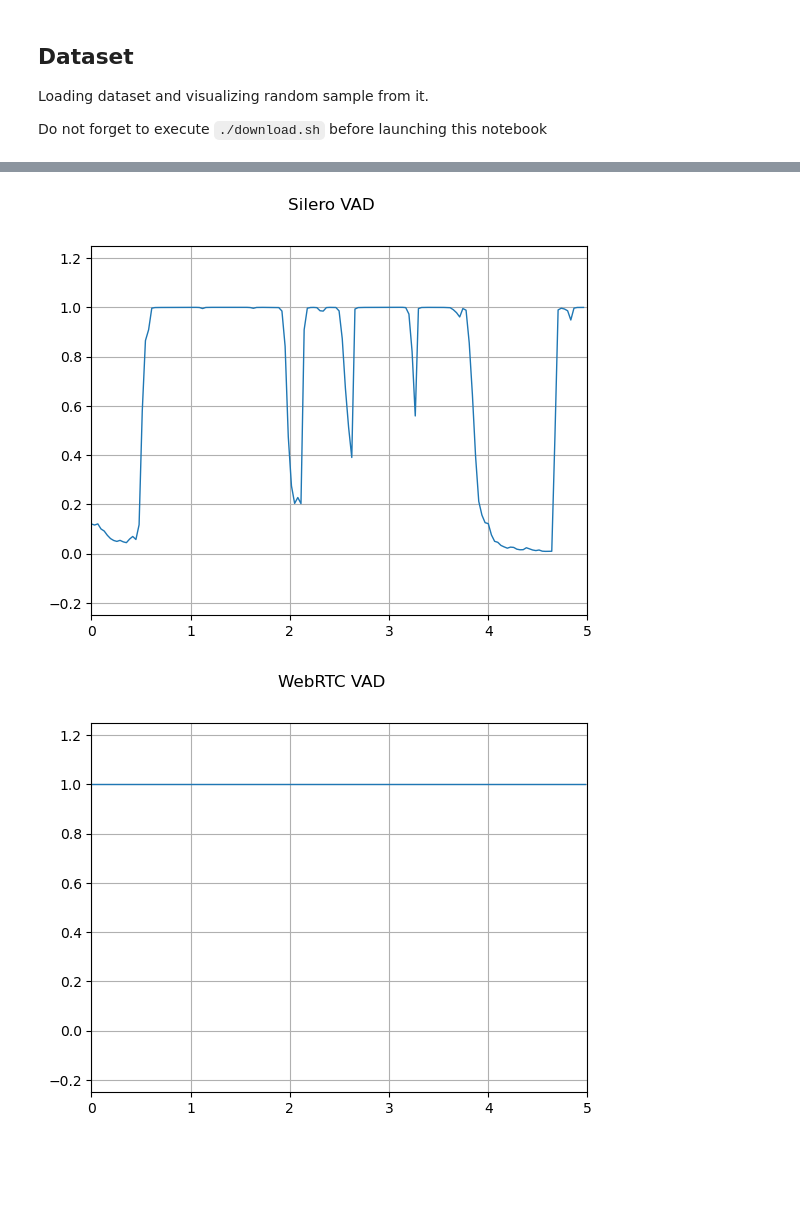
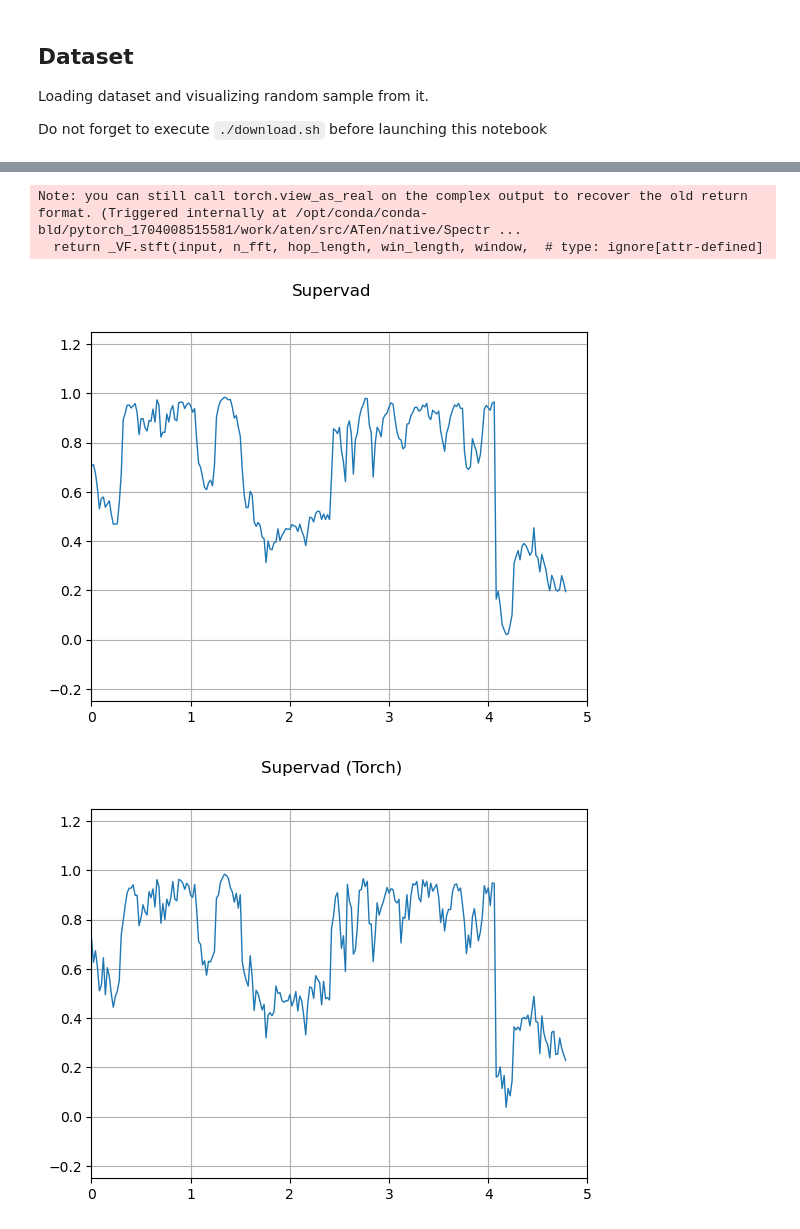
Before and after one commit to ex3ndr/supervad, a Jupyter notebook: evaluation.ipynb, the cells around one changed output, grey strips where cells are left out. Cells and saved outputs as stored; diff of their text form; code cells hidden in the pictures; blank space fills up the shorter version.

```diff
--- a/evaluation.ipynb
+++ b/evaluation.ipynb
@@ -18,10 +18,11 @@ Loading dataset and visualizing random sample from it.
 Do not forget to execute `./download.sh` before launching this notebook
 # %%
 dataset = preprocessed_audio_dataset("./datasets/supervad-1/vad_test/")
-sample, labels = dataset[22]
+# sample, labels = dataset[22]
+sample, labels = sample_dataset(dataset)
 
-plot_specgram(sample)
-plot_waveform(sample)
+plot_specgram(sample.unsqueeze(0))
+plot_waveform(sample.unsqueeze(0))
 plot_labels(labels)
 play_audio(sample)
 # %% [output]
@@ -32,21 +33,11 @@ play_audio(sample)
 # %%
 # Evaluations
-plot_labels(silero_vad(sample[0]), sample_rate=31.25, title="Silero VAD")
-
-def webrtc_vad(wav):
-    vad = webrtcvad.Vad()
-    vad.set_mode(3)
-    speech_probs = []
-    window_size_samples = 320
-    for i in range(0, len(wav), window_size_samples):
-        chunk = wav[i: i+window_size_samples]
-        if len(chunk) < window_size_samples:
-            break
-        is_speech = vad.is_speech(chunk.numpy(), 16000)
-        speech_probs.append(is_speech)
-    return torch.tensor(speech_probs)
-
-plot_labels(webrtc_vad(sample[0]), title="WebRTC VAD")
+plot_labels(super_vad(sample), title="Supervad")
+plot_labels(super_vad_torch(sample), title="Supervad (Torch)")
+plot_labels(silero_vad(sample), sample_rate=31.25, title="Silero VAD")
+plot_labels(webrtc_vad(sample), title="WebRTC VAD")
 # %% [output]
+Note: you can still call torch.view_as_real on the complex output to recover the old return format. (Triggered internally at /opt/conda/conda-bld/pytorch_1704008515581/work/aten/src/ATen/native/Spectr ...
+  return _VF.stft(input, n_fft, hop_length, win_length, window,  # type: ignore[attr-defined]
-[figure, old version]
+[figure, new version]
-[figure, old version]
+[figure, new version]
```
Also changed, not shown: parts of 5 cells of this notebook, 7 other files.
